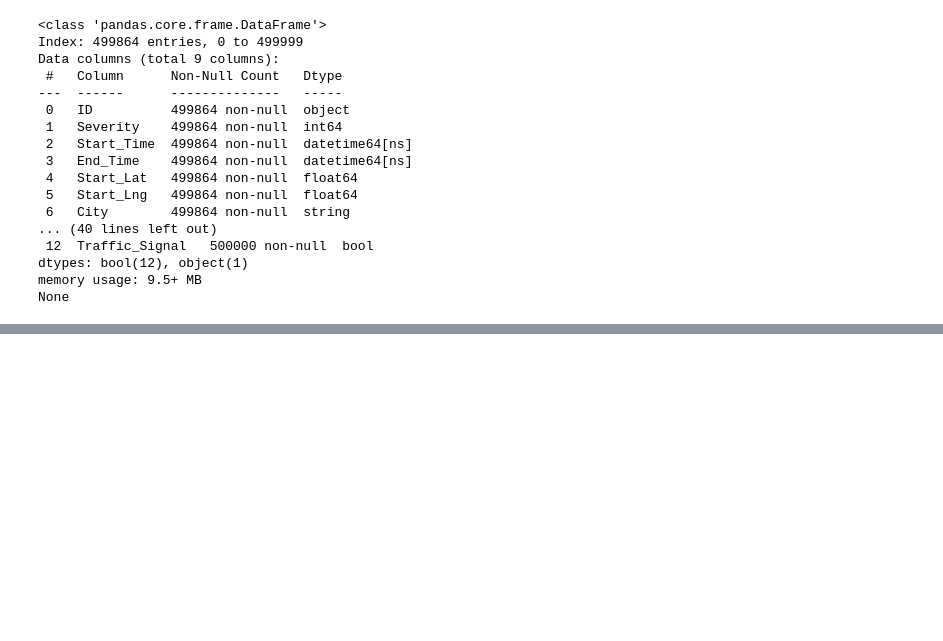
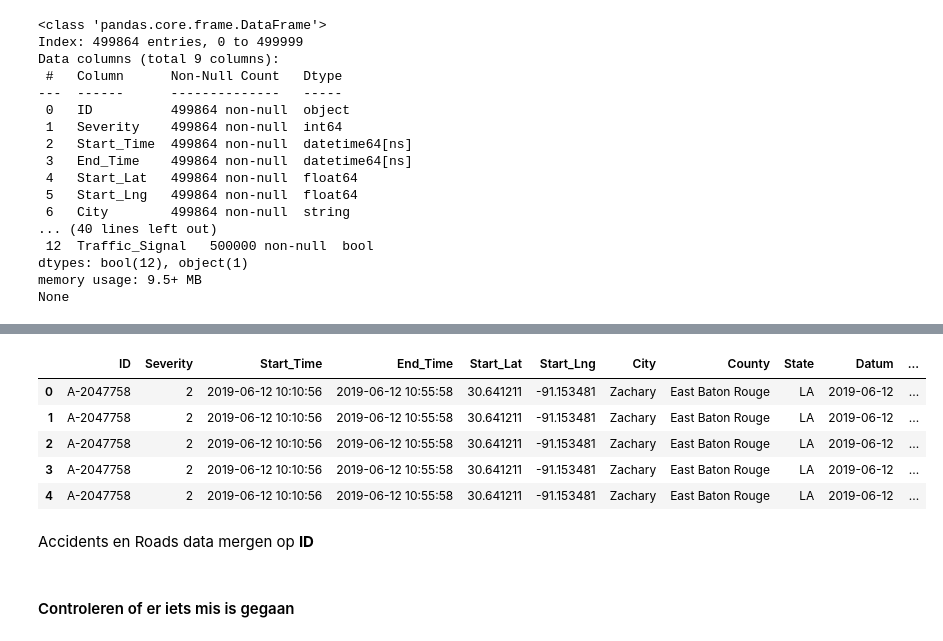
Before and after one commit to inalbekir/Portfolio, a Jupyter notebook: main.ipynb, the cells around one changed output, grey strips where cells are left out. Cells and saved outputs as stored; diff of their text form; code cells hidden in the pictures; blank space fills up the shorter version.

Commit message:
Datasets merged

```diff
--- a/main.ipynb
+++ b/main.ipynb
@@ -341,0 +350,19 @@ None
+# %%
+# De datum extracten naar de kolom "Datum"
+accidents['Datum'] = accidents['Start_Time'].dt.date
+weather['Datum'] = weather['Weather_Timestamp'].dt.date
+
+# Datasets mergen op Datum
+merged_data = pd.merge(accidents, weather, on='Datum', how='left')
+
+#Controleren
+merged_data.head()
+# %% [output]
+|  | ID | Severity | Start_Time | End_Time | Start_Lat | Start_Lng | City | County | State | Datum | ... |
+| 0 | A-2047758 | 2 | 2019-06-12 10:10:56 | 2019-06-12 10:55:58 | 30.641211 | -91.153481 | Zachary | East Baton Rouge | LA | 2019-06-12 | ... |
+| 1 | A-2047758 | 2 | 2019-06-12 10:10:56 | 2019-06-12 10:55:58 | 30.641211 | -91.153481 | Zachary | East Baton Rouge | LA | 2019-06-12 | ... |
+| 2 | A-2047758 | 2 | 2019-06-12 10:10:56 | 2019-06-12 10:55:58 | 30.641211 | -91.153481 | Zachary | East Baton Rouge | LA | 2019-06-12 | ... |
+| 3 | A-2047758 | 2 | 2019-06-12 10:10:56 | 2019-06-12 10:55:58 | 30.641211 | -91.153481 | Zachary | East Baton Rouge | LA | 2019-06-12 | ... |
+| 4 | A-2047758 | 2 | 2019-06-12 10:10:56 | 2019-06-12 10:55:58 | 30.641211 | -91.153481 | Zachary | East Baton Rouge | LA | 2019-06-12 | ... |
+# %% [markdown]
+Accidents en Roads data mergen op **ID**
@@ -341,0 +372,2 @@ None
+# %% [markdown]
+#### Controleren of er iets mis is gegaan
```
Also changed, not shown: parts of 3 cells of this notebook.
